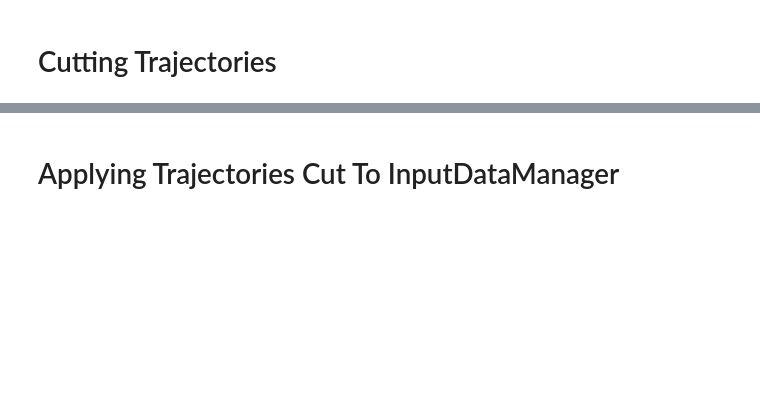
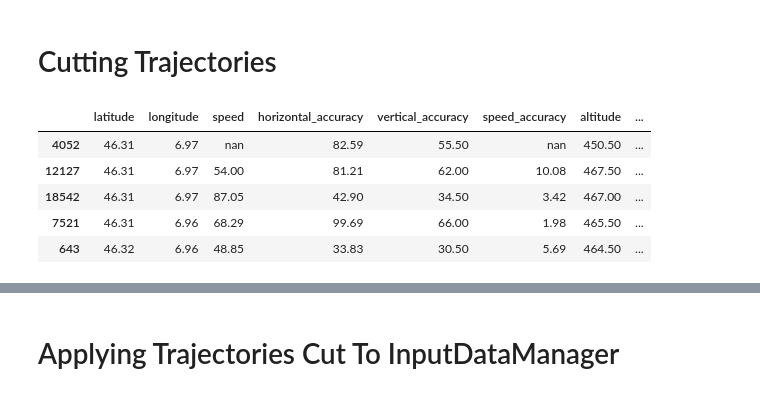
Before and after one commit to talestsp/mdc_analysis, a Jupyter notebook: notebooks/Cut trajectories.ipynb, the cells around one changed output, grey strips where cells are left out. Saved outputs shown, nothing was run; the diff lists cells and outputs as text; code cells hidden in the pictures; blank space fills up the shorter version.

```diff
--- a/notebooks/Cut trajectories.ipynb
+++ b/notebooks/Cut trajectories.ipynb
@@ -144,3 +151,12 @@ users_gaps_summary.groupby("min_time_gap")["valid_amount_h"].median().plot.bar(t
+# %%
+users_gps["5937"].head()
+# %% [output]
+|  | latitude | longitude | speed | horizontal_accuracy | vertical_accuracy | speed_accuracy | altitude | ... |
+| 4052 | 46.31 | 6.97 | nan | 82.59 | 55.50 | nan | 450.50 | ... |
+| 12127 | 46.31 | 6.97 | 54.00 | 81.21 | 62.00 | 10.08 | 467.50 | ... |
+| 18542 | 46.31 | 6.97 | 87.05 | 42.90 | 34.50 | 3.42 | 467.00 | ... |
+| 7521 | 46.31 | 6.96 | 68.29 | 99.69 | 66.00 | 1.98 | 465.50 | ... |
+| 643 | 46.32 | 6.96 | 48.85 | 33.83 | 30.50 | 5.69 | 464.50 | ... |
 # %%
 def cut_traj_in_trips(user_gps_data, gap_tresh_minutes):
     start_stop_gaps = []
```
Also changed, not shown: parts of 14 cells of this notebook, 3 other files.
